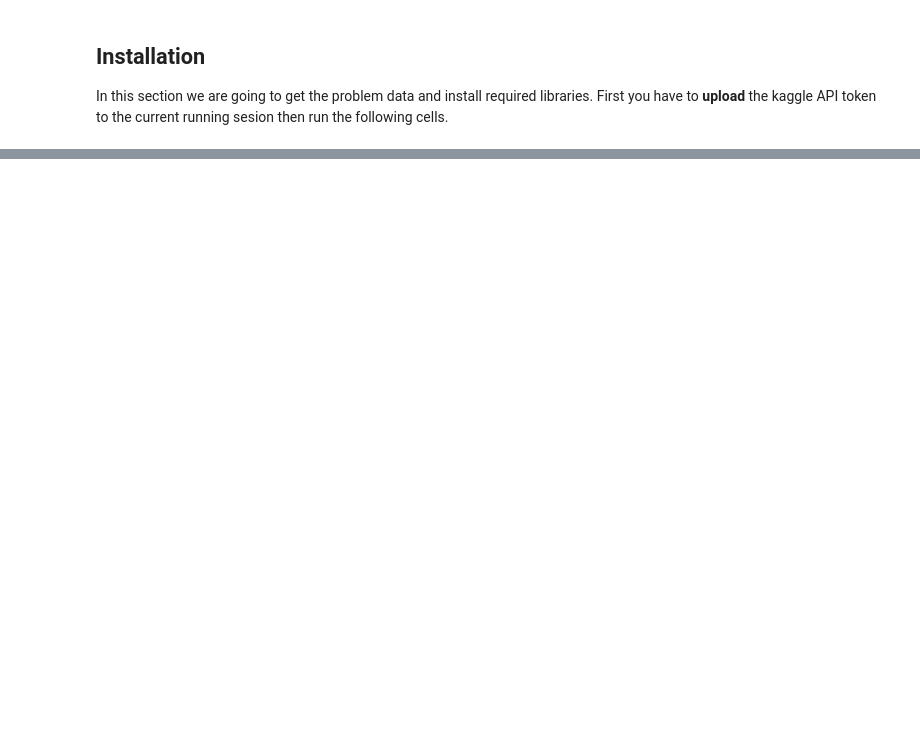
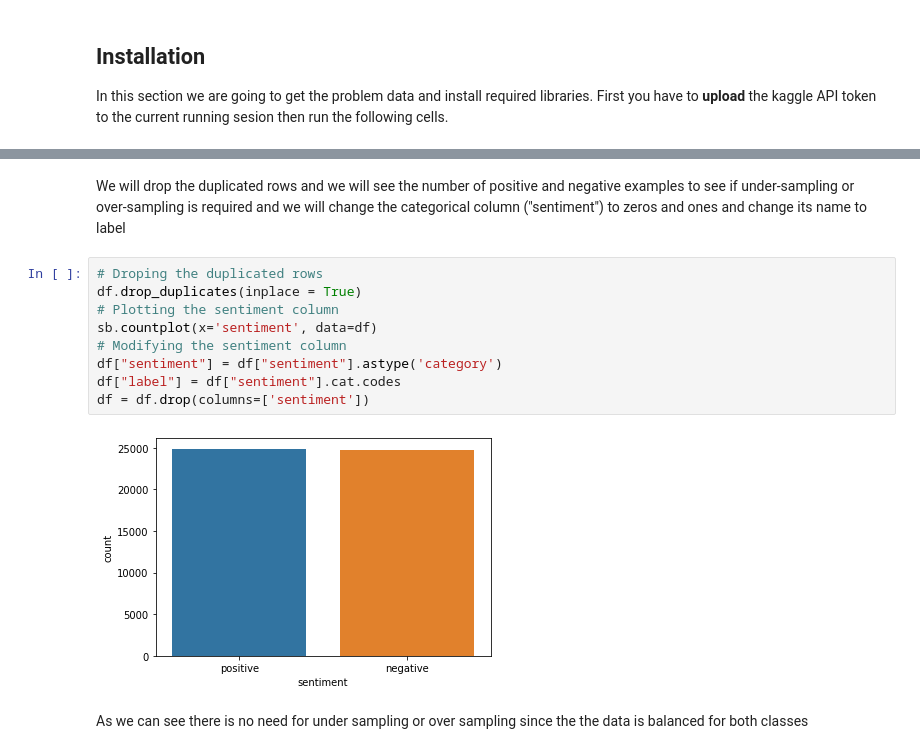
Before and after one commit to AmrMomtaz/Reviews-Classification, a Jupyter notebook: Bert_Classifier.ipynb, the cells around one changed output, grey strips where cells are left out. Drawn from its saved outputs; the diff is of its cells as text; blank space fills up the shorter version.

```diff
--- a/Bert_Classifier.ipynb
+++ b/Bert_Classifier.ipynb
@@ -95,0 +98,15 @@ Index(['review', 'labels'], dtype='object')
+# %% [markdown]
+We will drop the duplicated rows and we will see the number of positive and negative examples to see if under-sampling or over-sampling is required and we will change the categorical column ("sentiment") to zeros and ones and change its name to label
+# %%
+# Droping the duplicated rows
+df.drop_duplicates(inplace = True)
+# Plotting the sentiment column
+sb.countplot(x='sentiment', data=df)
+# Modifying the sentiment column
+df["sentiment"] = df["sentiment"].astype('category')
+df["label"] = df["sentiment"].cat.codes
+df = df.drop(columns=['sentiment'])
+# %% [output]
+[figure, added]
+# %% [markdown]
+As we can see there is no need for under sampling or over sampling since the the data is balanced for both classes
```
Also changed, not shown: parts of 25 cells of this notebook.
